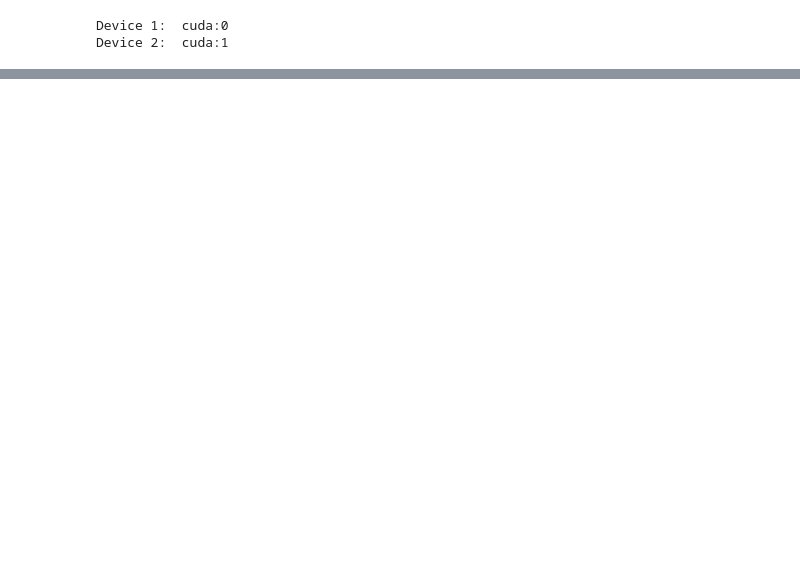
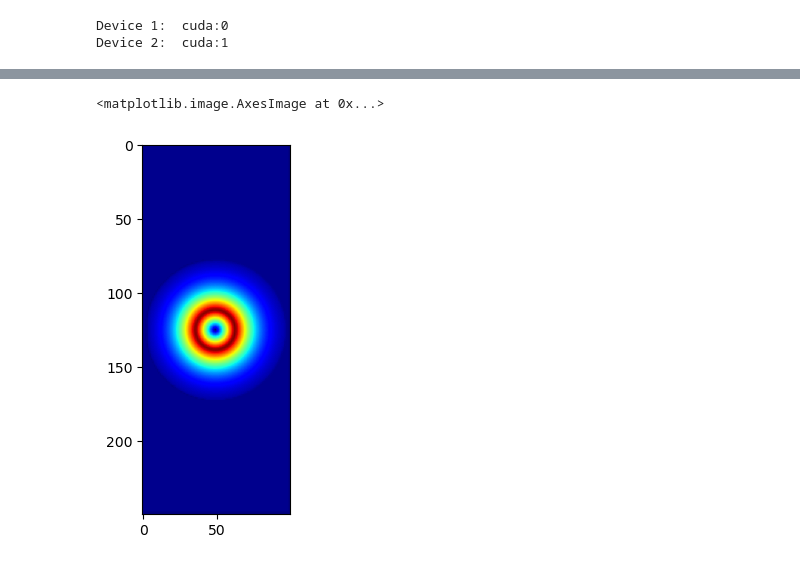
Before and after one commit to raghavg97/PINN_AFSD, a Jupyter notebook: Code/Notebook_main.ipynb, the cells around one changed output, grey strips where cells are left out. Cells and saved outputs as stored; diff of their text form; code cells hidden in the pictures; blank space fills up the shorter version.

```diff
--- a/Code/Notebook_main.ipynb
+++ b/Code/Notebook_main.ipynb
@@ -526,0 +450,5 @@ np.max(r_vel)
+# %%
+plt.imshow(Res_v_fvm[:,:,11],cmap = 'jet')
+# %% [output]
+<matplotlib.image.AxesImage at 0x...>
+[figure, added]
```
Also changed, not shown: parts of 26 cells of this notebook, 4 other files.
